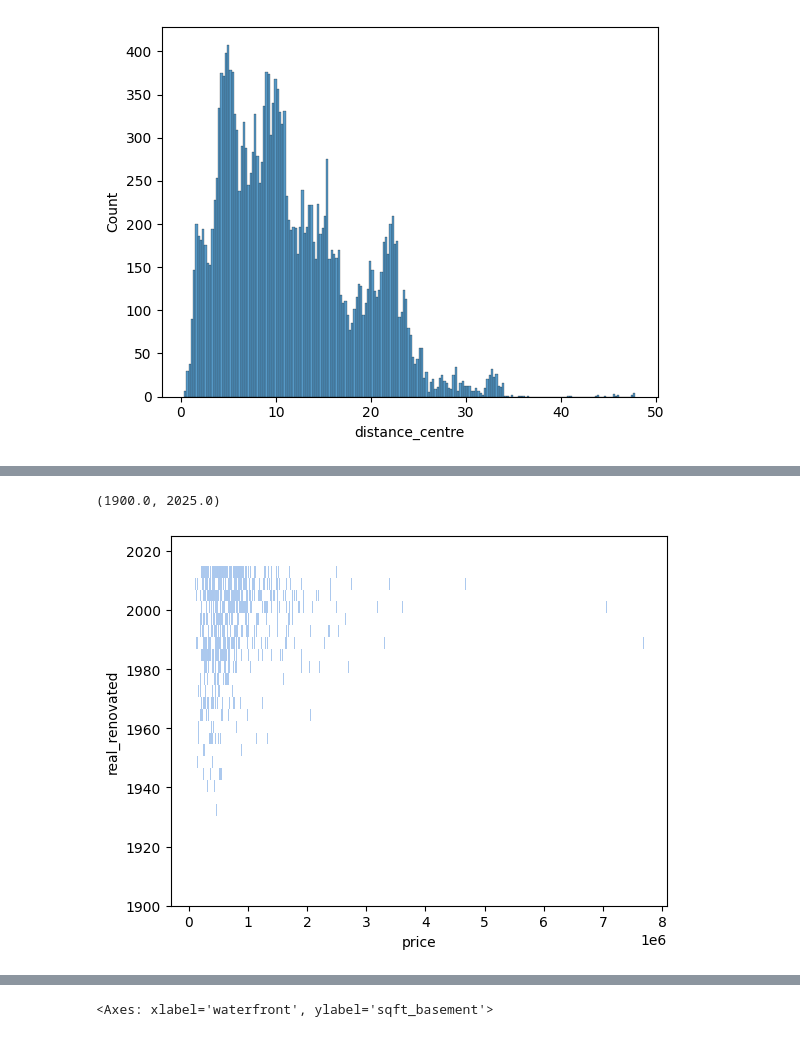
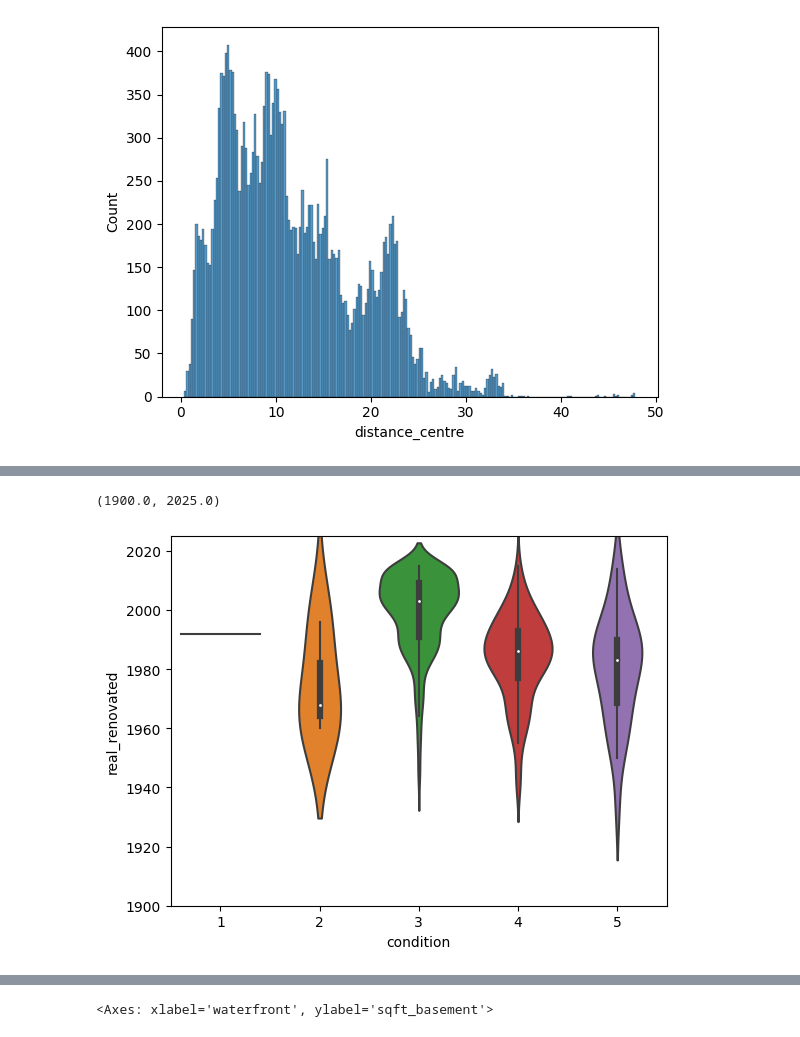
Before and after one commit to Kenny101-dot/eda-housingdata, a Jupyter notebook: Hypothesis.ipynb/Untitled.ipynb, the cells around one changed output, grey strips where cells are left out. Drawn from its saved outputs; the diff is of its cells as text; code cells hidden in the pictures.

```diff
--- a/Hypothesis.ipynb/Untitled.ipynb
+++ b/Hypothesis.ipynb/Untitled.ipynb
@@ -201,6 +207,10 @@ plt.xlim(1900, 2025)
-# %%
-sns.histplot(x='price', y='real_renovated', data=df, bins=500)
-plt.ylim(1900, 2025)
-# %% [output]
-(1900.0, 2025.0)
-[figure, removed]
+# %%
+df_filtered = df [df['real_renovated'] > 0]
+
+
+sns.violinplot(x='condition', y='real_renovated', data=df_filtered)
+
+plt.ylim(1900, 2025)
+# %% [output]
+(1900.0, 2025.0)
+[figure, added]
```
Also changed, not shown: parts of 25 cells of this notebook, 1 other file.
